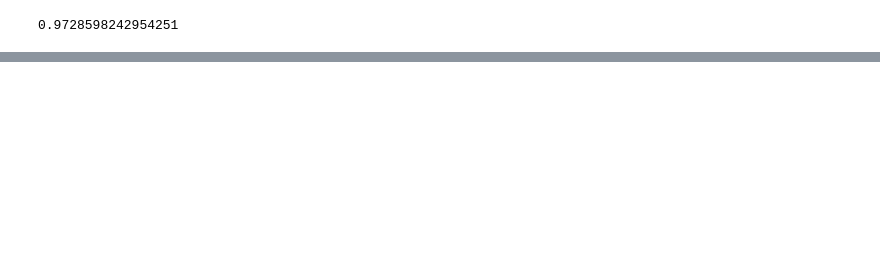
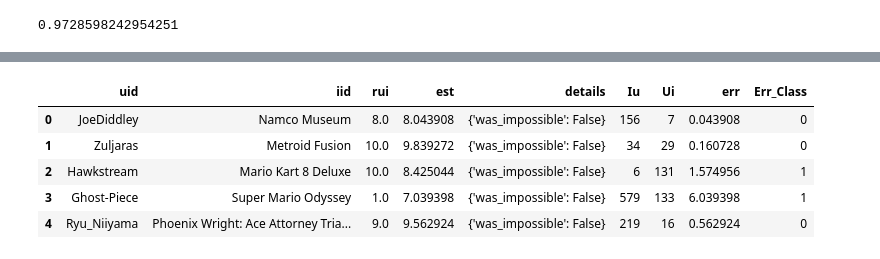
Before and after one commit to jberkowitz89/SharpestMindsProject, a Jupyter notebook: Nintendo_Project/2.22 Work.ipynb, the cells around one changed output, grey strips where cells are left out. Drawn from its saved outputs; the diff is of its cells as text; code cells hidden in the pictures; blank space fills up the shorter version.

```diff
--- a/Nintendo_Project/2.22 Work.ipynb
+++ b/Nintendo_Project/2.22 Work.ipynb
@@ -1114,0 +1183,9 @@ print(1-personalization)
+# %%
+prediction_df.head()
+# %% [output]
+|  | uid | iid | rui | est | details | Iu | Ui | err | Err_Class |
+| 0 | JoeDiddley | Namco Museum | 8.0 | 8.043908 | {'was_impossible': False} | 156 | 7 | 0.043908 | 0 |
+| 1 | Zuljaras | Metroid Fusion | 10.0 | 9.839272 | {'was_impossible': False} | 34 | 29 | 0.160728 | 0 |
+| 2 | Hawkstream | Mario Kart 8 Deluxe | 10.0 | 8.425044 | {'was_impossible': False} | 6 | 131 | 1.574956 | 1 |
+| 3 | Ghost-Piece | Super Mario Odyssey | 1.0 | 7.039398 | {'was_impossible': False} | 579 | 133 | 6.039398 | 1 |
+| 4 | Ryu_Niiyama | Phoenix Wright: Ace Attorney Tria... | 9.0 | 9.562924 | {'was_impossible': False} | 219 | 16 | 0.562924 | 0 |
```
Also changed, not shown: parts of 18 cells of this notebook, 6 other files.
